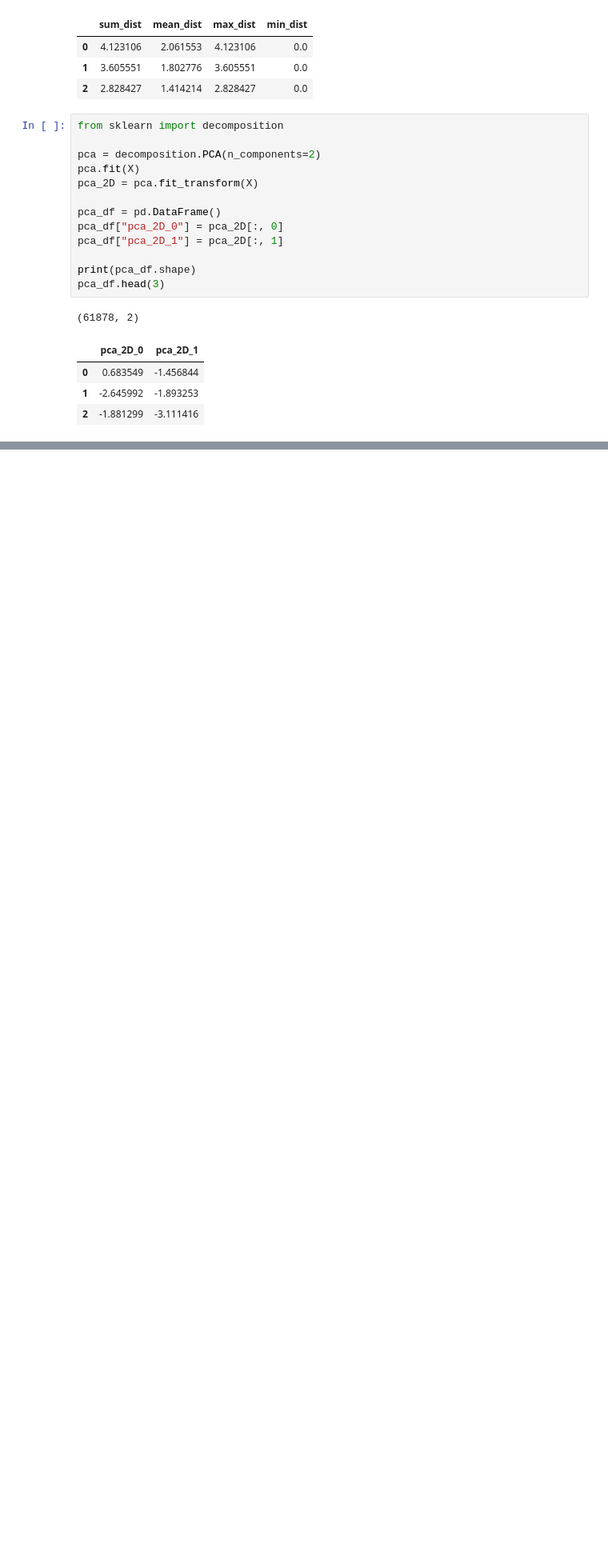
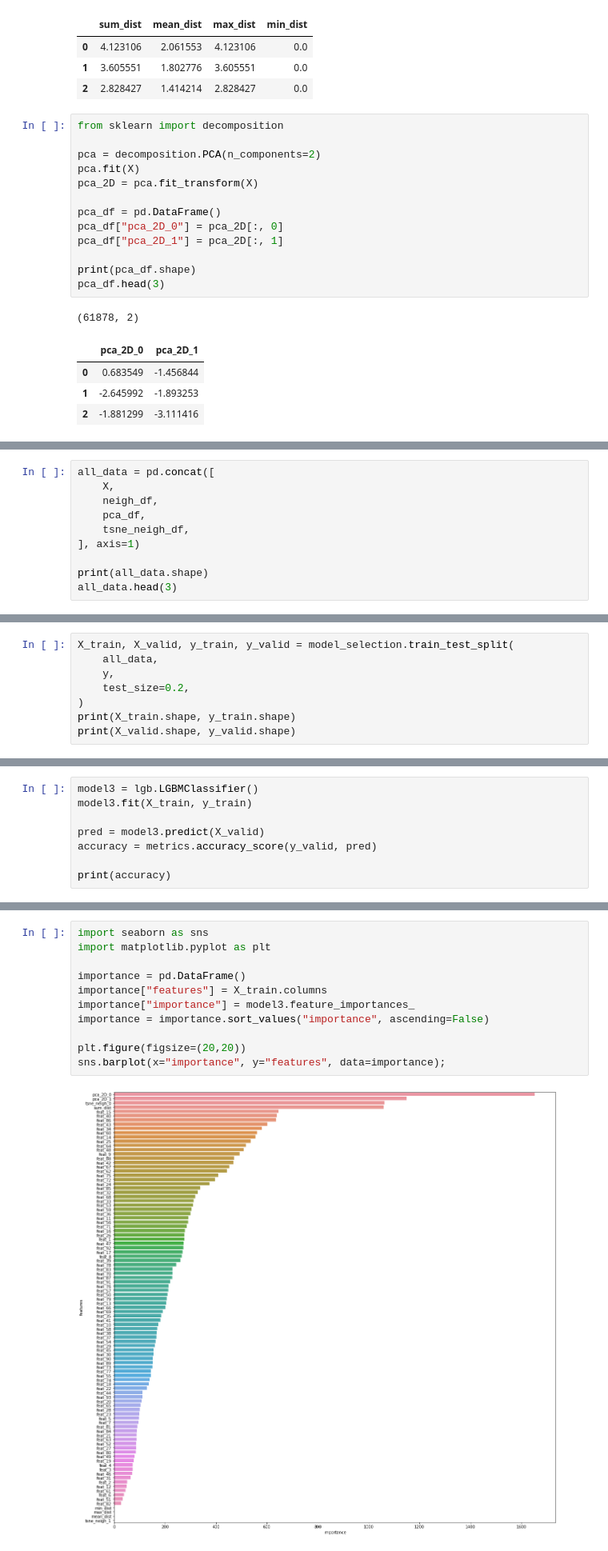
Before and after one commit to akiabe/kaggle_otto-group-product-classification, a Jupyter notebook: notebooks/prac_eda_and_modeling.ipynb, the cells around one changed output, grey strips where cells are left out. Shown: that part at 80% size. Cells and saved outputs as stored; diff of their text form; blank space fills up the shorter version.

```diff
--- a/notebooks/prac_eda_and_modeling.ipynb
+++ b/notebooks/prac_eda_and_modeling.ipynb
@@ -132,0 +190,10 @@ print(X_3D_tsne.shape)
+# %%
+all_data = pd.concat([
+    X,
+    neigh_df,
+    pca_df,
+    tsne_neigh_df,
+], axis=1)
+
+print(all_data.shape)
+all_data.head(3)
@@ -132,0 +207,8 @@ print(X_3D_tsne.shape)
+# %%
+X_train, X_valid, y_train, y_valid = model_selection.train_test_split(
+    all_data,
+    y,
+    test_size=0.2,
+)
+print(X_train.shape, y_train.shape)
+print(X_valid.shape, y_valid.shape)
@@ -132,0 +218,8 @@ print(X_3D_tsne.shape)
+# %%
+model3 = lgb.LGBMClassifier()
+model3.fit(X_train, y_train)
+
+pred = model3.predict(X_valid)
+accuracy = metrics.accuracy_score(y_valid, pred)
+
+print(accuracy)
@@ -132,0 +228,13 @@ print(X_3D_tsne.shape)
+# %%
+import seaborn as sns
+import matplotlib.pyplot as plt
+
+importance = pd.DataFrame()
+importance["features"] = X_train.columns
+importance["importance"] = model3.feature_importances_
+importance = importance.sort_values("importance", ascending=False)
+
+plt.figure(figsize=(20,20))
+sns.barplot(x="importance", y="features", data=importance);
+# %% [output]
+[figure, added]
```
Also changed, not shown: parts of 7 cells of this notebook.
